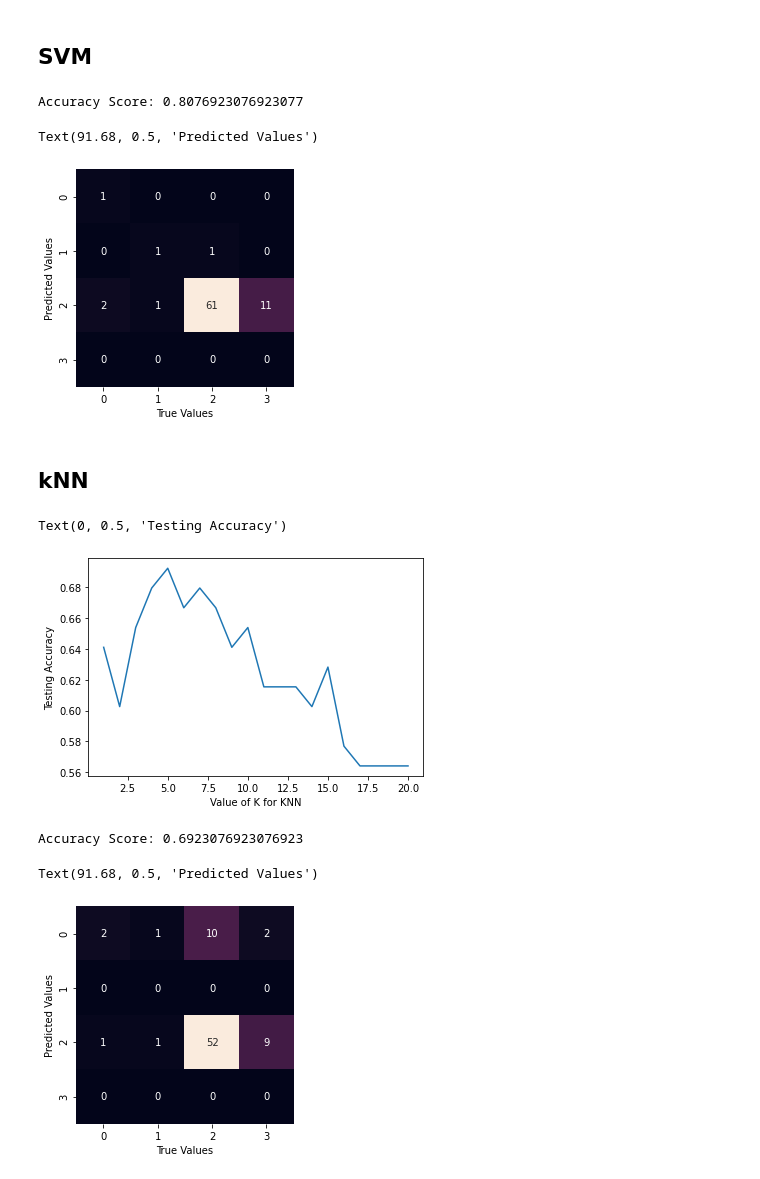
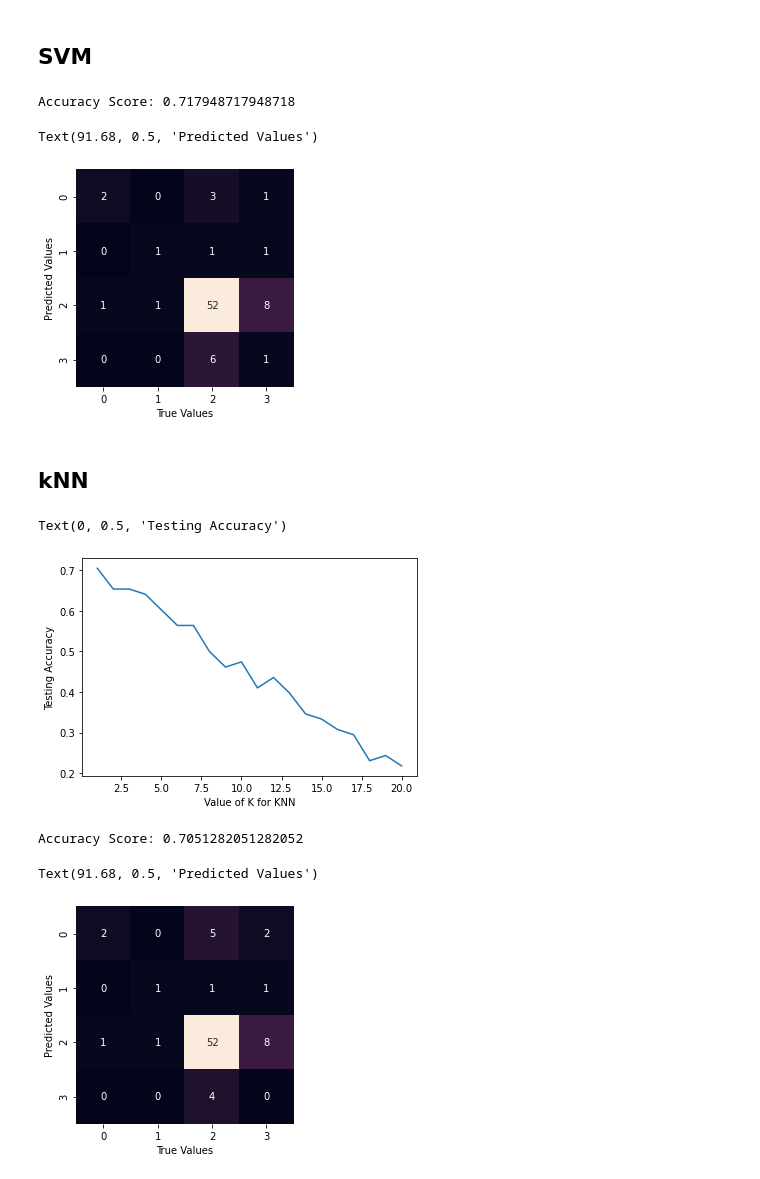
Before and after one commit to simonarahi/AI_HR, a Jupyter notebook: candidate_screening.ipynb, the cells around one changed output. Drawn from its saved outputs; the diff is of its cells as text; code cells hidden in the pictures.

```diff
--- a/candidate_screening.ipynb
+++ b/candidate_screening.ipynb
@@ -453,4 +439,4 @@ print(y.shape)
 (310,)
 # %%
 # splitting data into test (25%) and train (75%)
-X_train, X_test, y_train, y_test = train_test_split(X, y, test_size=0.25, random_state=0)
+x_train, x_test, Y_train, Y_test = train_test_split(x, Y, test_size=0.25, random_state=0)
@@ -458,15 +446,22 @@ X_train, X_test, y_train, y_test = train_test_split(X, y, test_size=0.25, random
 # handling imbalanced classes by oversampling minority class
 smote = SMOTE('minority')
 
-X_sm, y_sm = smote.fit_sample(X_train, y_train)
-print(X_sm.shape, y_sm.shape)
+x_sm, Y_sm = smote.fit_sample(x_train, Y_train)
+print(x_sm.shape, Y_sm.shape)
 # %% [output]
 (404, 85) (404,)
+# %%
+# scaling features due to different in units
+from sklearn.preprocessing import StandardScaler
+ss_X = StandardScaler()
+ss_x_train = ss_X.fit_transform(x_sm)
+ss_x_test = ss_X.transform(x_test)
 # %% [markdown]
 ## Random Forest
 # %%
 rf = RandomForestClassifier(n_estimators=10, criterion="entropy", random_state=0)
-rf.fit(X_sm, y_sm)
+#rf.fit(x_sm, Y_sm)
+rf.fit(ss_x_train, Y_sm)
 # %% [output]
 RandomForestClassifier(bootstrap=True, ccp_alpha=0.0, class_weight=None,
                        criterion='entropy', max_depth=None, max_features='auto',
@@ -527,11 +527,11 @@ cm = confusion_matrix(y_test, svm_predictions)
 # %%
 print('Accuracy Score:', svm_accuracy)
-mat = confusion_matrix(y_test,svm_predictions)
+mat = confusion_matrix(Y_test,svm_predictions)
 sns.heatmap(mat.T, square =True, annot = True, fmt = 'd', cbar= False)
 plt.xlabel('True Values')
 plt.ylabel('Predicted Values')
 # %% [output]
-Accuracy Score: 0.8076923076923077
+Accuracy Score: 0.717948717948718
 Text(91.68, 0.5, 'Predicted Values')
 [figure]
 # %% [markdown]
@@ -539,20 +539,20 @@ Text(91.68, 0.5, 'Predicted Values')
 # %%
 # to check which k gives the highest accuracy
 k_range = range(1,21)
 scores = {}
 scores_list = []
 for k in k_range:
   knn = KNeighborsClassifier(n_neighbors=k)
-  knn.fit(X_sm, y_sm)
-  knn_pred=knn.predict(X_test)
-  scores[k] = metrics.accuracy_score(y_test, knn_pred)
-  scores_list.append(metrics.accuracy_score(y_test, knn_pred))
+  knn.fit(ss_x_train, Y_sm)
+  knn_pred=knn.predict(ss_x_test)
+  scores[k] = metrics.accuracy_score(Y_test, knn_pred)
+  scores_list.append(metrics.accuracy_score(Y_test, knn_pred))
 
 
 plt.plot(k_range, scores_list)
 plt.xlabel('Value of K for KNN')
 plt.ylabel('Testing Accuracy')
 # %% [output]
 Text(0, 0.5, 'Testing Accuracy')
-[figure, old version]
+[figure, new version]
 # %%
@@ -560,12 +560,12 @@ Text(0, 0.5, 'Testing Accuracy')
 # %%
-knn_accuracy = knn.score(X_test, y_test)
-knn_predictions = knn.predict(X_test)
+knn_accuracy = knn.score(ss_x_test, Y_test)
+knn_predictions = knn.predict(ss_x_test)
 print('Accuracy Score:', knn_accuracy)
-mat = confusion_matrix(y_test,knn_predictions)
+mat = confusion_matrix(Y_test,knn_predictions)
 sns.heatmap(mat.T, square =True, annot = True, fmt = 'd', cbar= False)
 plt.xlabel('True Values')
 plt.ylabel('Predicted Values')
 # %% [output]
-Accuracy Score: 0.6923076923076923
+Accuracy Score: 0.7051282051282052
 Text(91.68, 0.5, 'Predicted Values')
 [figure]
```
Also changed, not shown: parts of 21 cells of this notebook.
